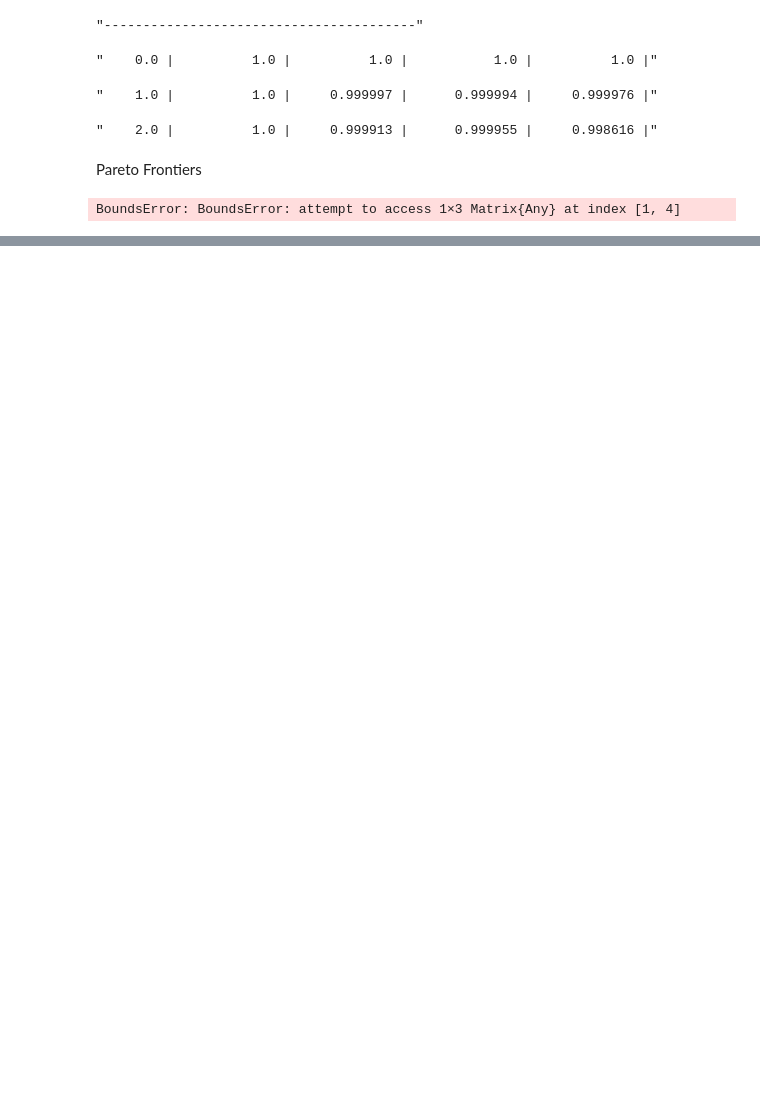
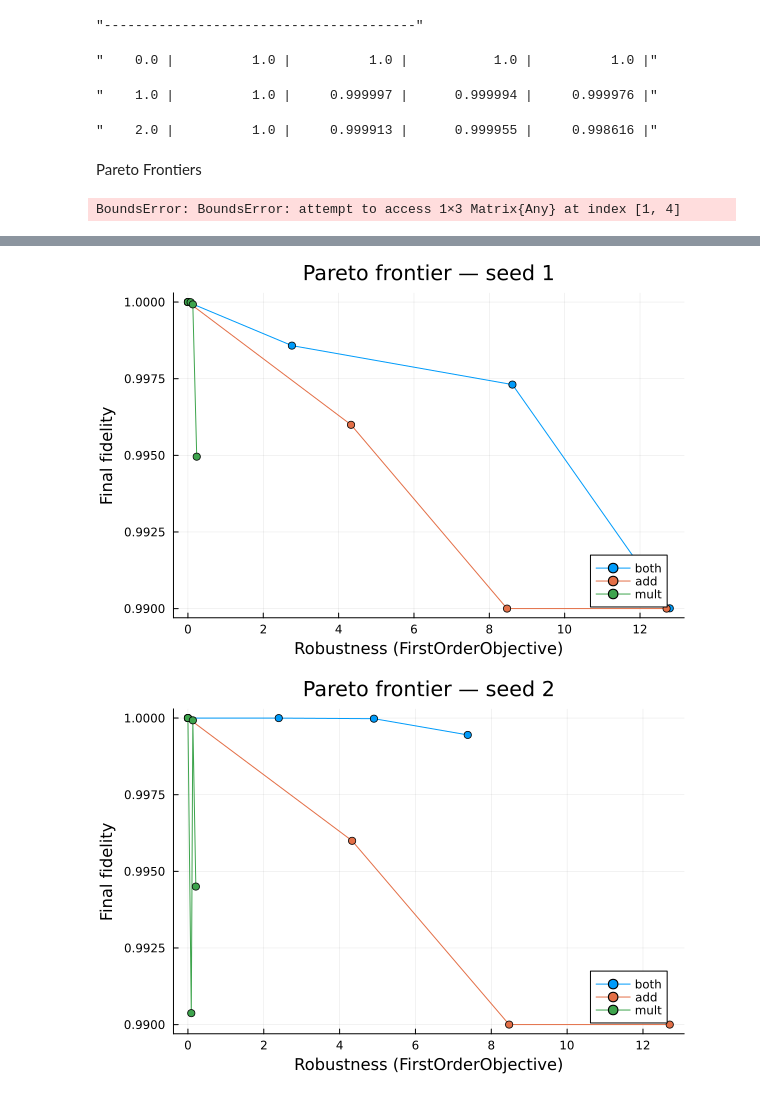
Before and after one commit to samafine1/notebooks, a Jupyter notebook: src/pareto_multidrive.ipynb, the cells around one changed output, grey strips where cells are left out. Cells and saved outputs as stored; diff of their text form; code cells hidden in the pictures; blank space fills up the shorter version.

```diff
--- a/src/pareto_multidrive.ipynb
+++ b/src/pareto_multidrive.ipynb
@@ -490,0 +675,35 @@ BoundsError: BoundsError: attempt to access 1×3 Matrix{Any} at index [1, 4]
+# %%
+robustness_value(traj::NamedTrajectory, H_err::Function, λ::Float64) = begin
+    rob = FirstOrderObjective(H_err, traj; Q_t=λ)  # your safe version
+    Z   = vcat(traj.datavec, traj.global_data)
+    rob.L(Z)
+end
+
+# === 4) collect (robustness, fidelity) and plot Pareto per seed ===
+for s in 1:n_seeds
+    plt = Plots.plot(
+        xlabel="Robustness (FirstOrderObjective)",
+        ylabel="Final fidelity",
+        title="Pareto frontier — seed $s",
+        legend=:bottomright, grid=true
+    )
+    for (name, H_err) in models
+        xs = Float64[]  # robustness
+        ys = Float64[]  # fidelity
+        for (j, λ) in enumerate(lambdas)
+            prob = probs[name][s, j]
+            obj = FirstOrderObjective(H_err, prob.trajectory; Q_t=λ)
+            Z   = vcat(prob.trajectory.datavec, prob.trajectory.global_data)
+            obj_value = obj.L(Z)
+            push!(xs, obj_value)
+            push!(ys, unitary_rollout_fidelity(prob.trajectory, sys))
+        end
+        # sort by x for a nice line
+        ord = sortperm(xs)
+        Plots.plot!(plt, xs[ord], ys[ord], marker=:circle, label=String(name))
+    end
+    display(plt)
+end
+# %% [output]
+[figure, added]
+[figure, added]
```
Also changed, not shown: parts of 20 cells of this notebook, 3 other files.
